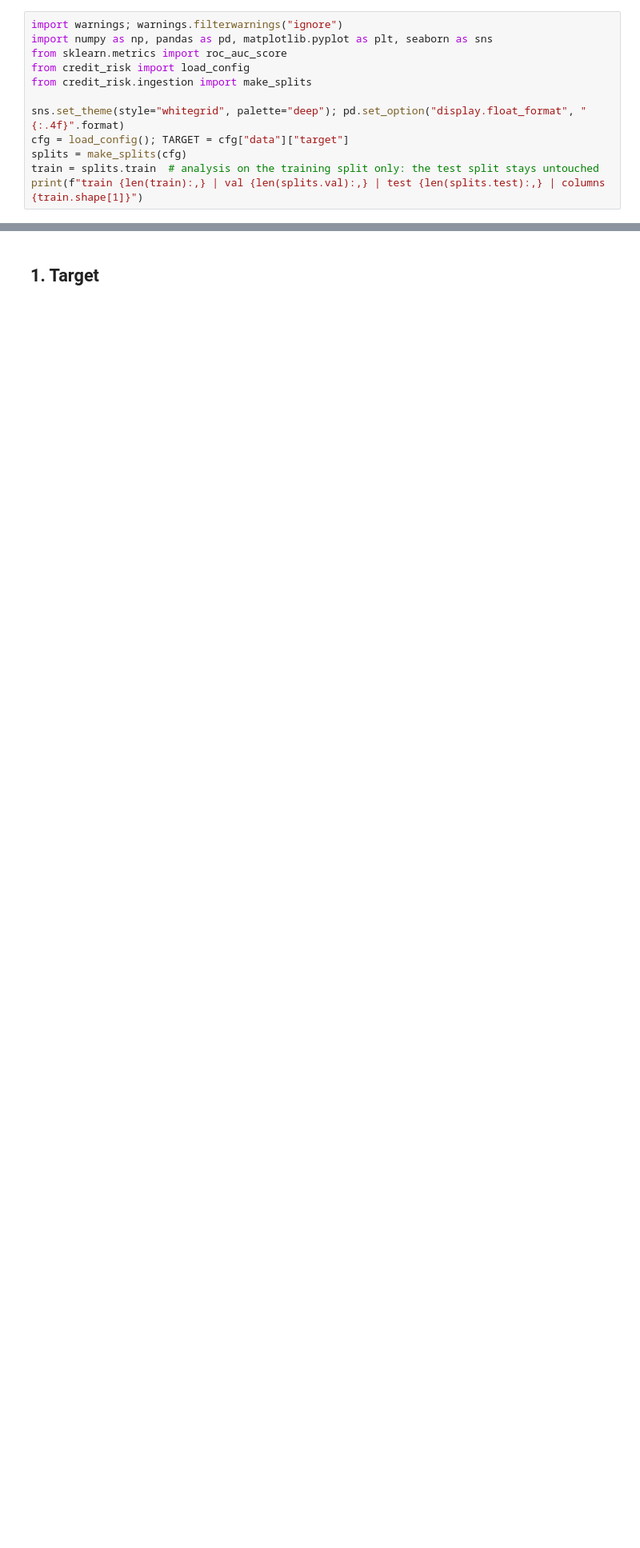
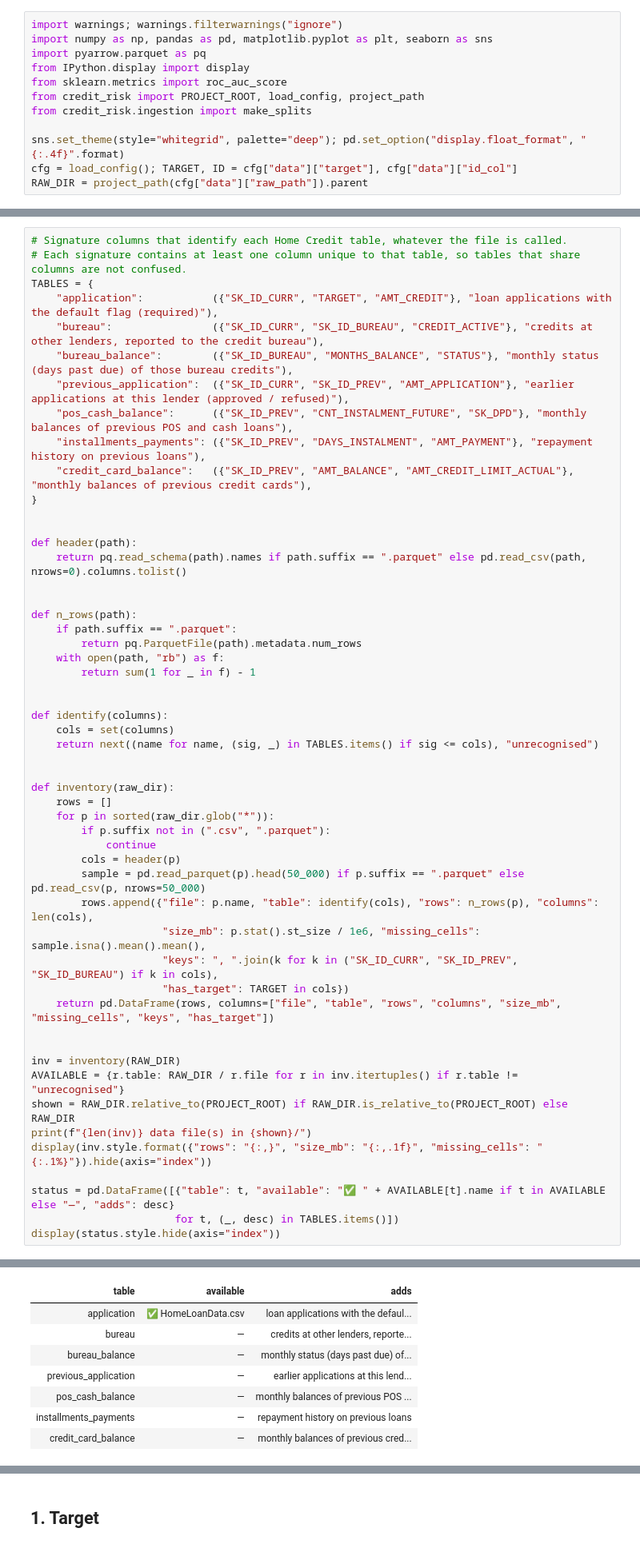
Before and after one commit to Reorapetse-Molefe99/credit-risk-ml-platform, a Jupyter notebook: notebooks/01_exploratory_analysis.ipynb, the cells around one changed output, grey strips where cells are left out. Shown at 80% size. Cells and saved outputs as stored; diff of their text form; blank space fills up the shorter version.

```diff
--- a/notebooks/01_exploratory_analysis.ipynb
+++ b/notebooks/01_exploratory_analysis.ipynb
@@ -7,12 +14,12 @@ Home Credit application data: one row per loan application, `TARGET = 1` if the
 # %%
 import warnings; warnings.filterwarnings("ignore")
 import numpy as np, pandas as pd, matplotlib.pyplot as plt, seaborn as sns
+import pyarrow.parquet as pq
+from IPython.display import display
 from sklearn.metrics import roc_auc_score
-from credit_risk import load_config
+from credit_risk import PROJECT_ROOT, load_config, project_path
 from credit_risk.ingestion import make_splits
 
 sns.set_theme(style="whitegrid", palette="deep"); pd.set_option("display.float_format", "{:.4f}".format)
-cfg = load_config(); TARGET = cfg["data"]["target"]
-splits = make_splits(cfg)
-train = splits.train  # analysis on the training split only: the test split stays untouched
-print(f"train {len(train):,} | val {len(splits.val):,} | test {len(splits.test):,} | columns {train.shape[1]}")
+cfg = load_config(); TARGET, ID = cfg["data"]["target"], cfg["data"]["id_col"]
+RAW_DIR = project_path(cfg["data"]["raw_path"]).parent
@@ -20,0 +32,54 @@ train 196,806 | val 49,202 | test 61,503 | columns 122
+# %%
+# Signature columns that identify each Home Credit table, whatever the file is called.
+# Each signature contains at least one column unique to that table, so tables that share columns are not confused.
+TABLES = {
+    "application":           ({"SK_ID_CURR", "TARGET", "AMT_CREDIT"}, "loan applications with the default flag (required)"),
+    "bureau":                ({"SK_ID_CURR", "SK_ID_BUREAU", "CREDIT_ACTIVE"}, "credits at other lenders, reported to the credit bureau"),
+    "bureau_balance":        ({"SK_ID_BUREAU", "MONTHS_BALANCE", "STATUS"}, "monthly status (days past due) of those bureau credits"),
+    "previous_application":  ({"SK_ID_CURR", "SK_ID_PREV", "AMT_APPLICATION"}, "earlier applications at this lender (approved / refused)"),
+    "pos_cash_balance":      ({"SK_ID_PREV", "CNT_INSTALMENT_FUTURE", "SK_DPD"}, "monthly balances of previous POS and cash loans"),
+    "installments_payments": ({"SK_ID_PREV", "DAYS_INSTALMENT", "AMT_PAYMENT"}, "repayment history on previous loans"),
+    "credit_card_balance":   ({"SK_ID_PREV", "AMT_BALANCE", "AMT_CREDIT_LIMIT_ACTUAL"}, "monthly balances of previous credit cards"),
+}
+
+
+def header(path):
+    return pq.read_schema(path).names if path.suffix == ".parquet" else pd.read_csv(path, nrows=0).columns.tolist()
+
+
+def n_rows(path):
+    if path.suffix == ".parquet":
+        return pq.ParquetFile(path).metadata.num_rows
+    with open(path, "rb") as f:
+        return sum(1 for _ in f) - 1
+
+
+def identify(columns):
+    cols = set(columns)
+    return next((name for name, (sig, _) in TABLES.items() if sig <= cols), "unrecognised")
+
+
+def inventory(raw_dir):
+    rows = []
+    for p in sorted(raw_dir.glob("*")):
+        if p.suffix not in (".csv", ".parquet"):
+            continue
+        cols = header(p)
+        sample = pd.read_parquet(p).head(50_000) if p.suffix == ".parquet" else pd.read_csv(p, nrows=50_000)
+        rows.append({"file": p.name, "table": identify(cols), "rows": n_rows(p), "columns": len(cols),
+                     "size_mb": p.stat().st_size / 1e6, "missing_cells": sample.isna().mean().mean(),
+                     "keys": ", ".join(k for k in ("SK_ID_CURR", "SK_ID_PREV", "SK_ID_BUREAU") if k in cols),
+                     "has_target": TARGET in cols})
+    return pd.DataFrame(rows, columns=["file", "table", "rows", "columns", "size_mb", "missing_cells", "keys", "has_target"])
+
+
+inv = inventory(RAW_DIR)
+AVAILABLE = {r.table: RAW_DIR / r.file for r in inv.itertuples() if r.table != "unrecognised"}
+shown = RAW_DIR.relative_to(PROJECT_ROOT) if RAW_DIR.is_relative_to(PROJECT_ROOT) else RAW_DIR
+print(f"{len(inv)} data file(s) in {shown}/")
+display(inv.style.format({"rows": "{:,}", "size_mb": "{:,.1f}", "missing_cells": "{:.1%}"}).hide(axis="index"))
+
+status = pd.DataFrame([{"table": t, "available": "✅ " + AVAILABLE[t].name if t in AVAILABLE else "—", "adds": desc}
+                       for t, (_, desc) in TABLES.items()])
+display(status.style.hide(axis="index"))
+# %% [output]
@@ -20,0 +89,8 @@ train 196,806 | val 49,202 | test 61,503 | columns 122
+| table | available | adds |
+| application | ✅ HomeLoanData.csv | loan applications with the defaul... |
+| bureau | — | credits at other lenders, reporte... |
+| bureau_balance | — | monthly status (days past due) of... |
+| previous_application | — | earlier applications at this lend... |
+| pos_cash_balance | — | monthly balances of previous POS ... |
+| installments_payments | — | repayment history on previous loans |
+| credit_card_balance | — | monthly balances of previous cred... |
```
Also changed, not shown: parts of 8 cells of this notebook.
